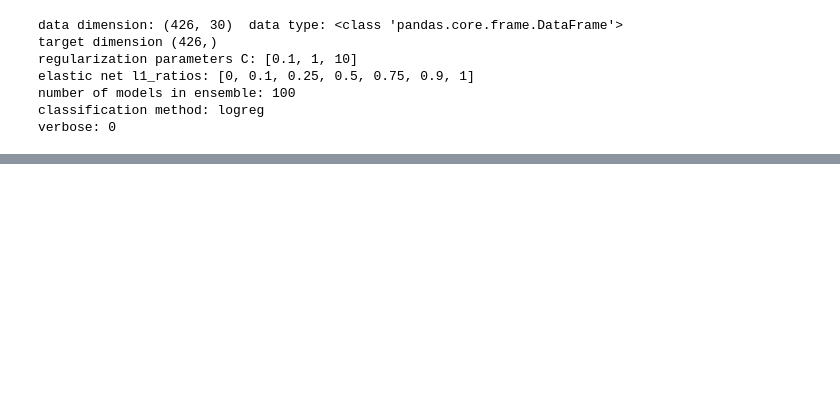
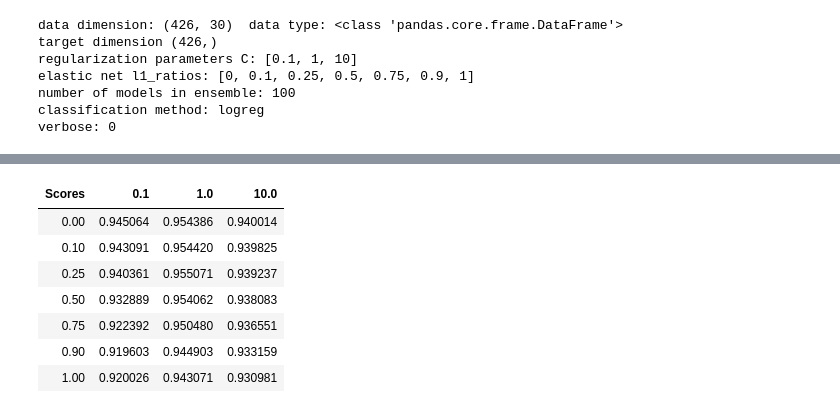
Before and after one commit to NMBU-Data-Science/RENT, a Jupyter notebook: src/RENT/Classification_example.ipynb, the cells around one changed output, grey strips where cells are left out. Cells and saved outputs as stored; diff of their text form; code cells hidden in the pictures; blank space fills up the shorter version.

```diff
--- a/src/RENT/Classification_example.ipynb
+++ b/src/RENT/Classification_example.ipynb
@@ -112,0 +135,2 @@ analysis.train()
+# %%
+scores, zeroes, harmonic_mean = analysis.get_enetParam_matrices()
@@ -112,0 +139,11 @@ analysis.train()
+# %%
+pd.DataFrame(scores)
+# %% [output]
+| Scores | 0.1 | 1.0 | 10.0 |
+| 0.00 | 0.945064 | 0.954386 | 0.940014 |
+| 0.10 | 0.943091 | 0.954420 | 0.939825 |
+| 0.25 | 0.940361 | 0.955071 | 0.939237 |
+| 0.50 | 0.932889 | 0.954062 | 0.938083 |
+| 0.75 | 0.922392 | 0.950480 | 0.936551 |
+| 0.90 | 0.919603 | 0.944903 | 0.933159 |
+| 1.00 | 0.920026 | 0.943071 | 0.930981 |
```
Also changed, not shown: parts of 46 cells of this notebook.
